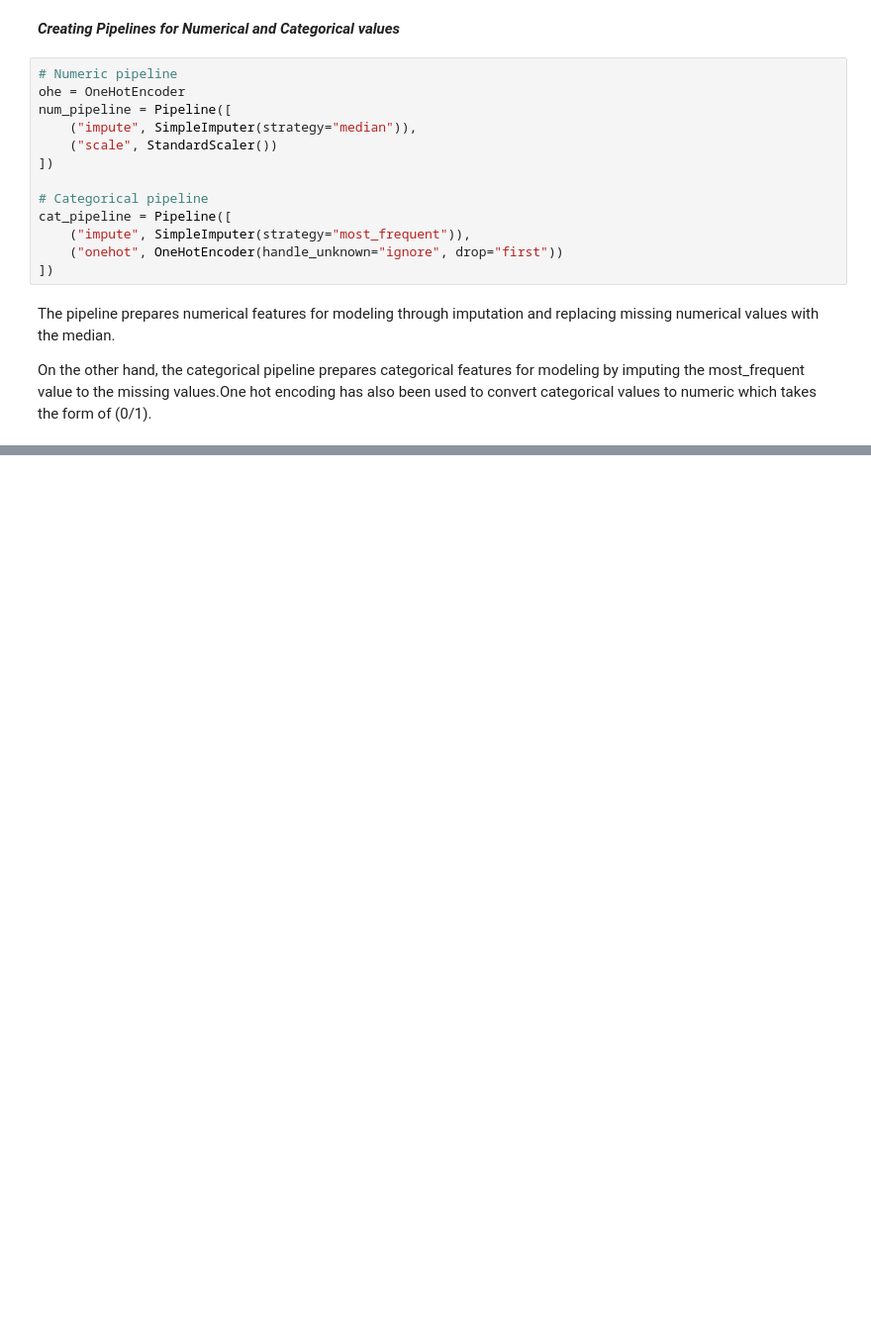
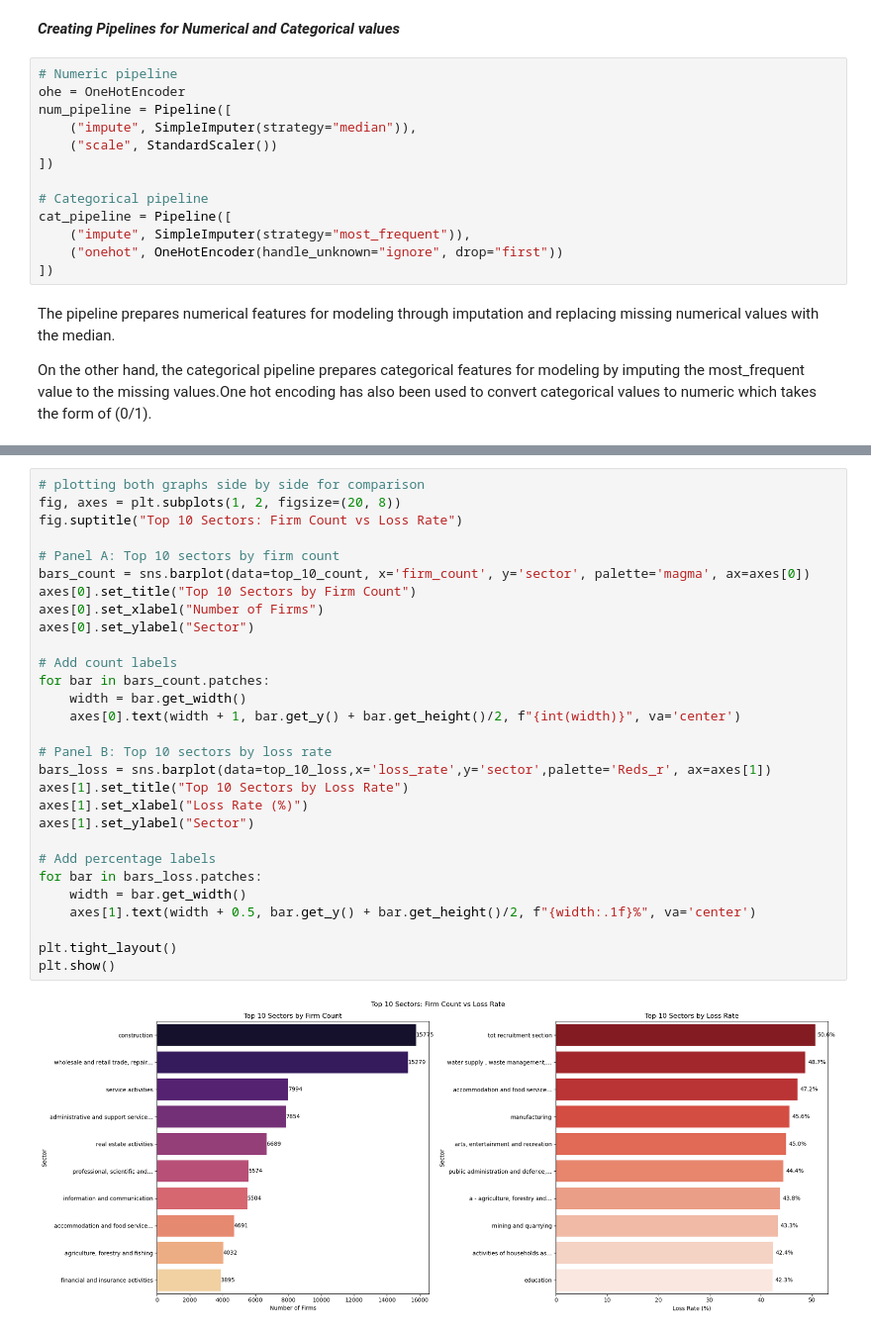
Before and after one commit to Ndunguuu01/Tax-Compliance-Prediction-Radar, a Jupyter notebook: CIT_Loss_Prediction-NoteBook.ipynb, the cells around one changed output, grey strips where cells are left out. Shown at 99% size. Drawn from its saved outputs; the diff is of its cells as text; blank space fills up the shorter version.

```diff
--- a/CIT_Loss_Prediction-NoteBook.ipynb
+++ b/CIT_Loss_Prediction-NoteBook.ipynb
@@ -628,0 +670,31 @@ most_frequent value to the missing values.One hot encoding has also been used to
+# %%
+# plotting both graphs side by side for comparison
+fig, axes = plt.subplots(1, 2, figsize=(20, 8))
+fig.suptitle("Top 10 Sectors: Firm Count vs Loss Rate")
+
+# Panel A: Top 10 sectors by firm count
+bars_count = sns.barplot(data=top_10_count, x='firm_count', y='sector', palette='magma', ax=axes[0])
+axes[0].set_title("Top 10 Sectors by Firm Count")
+axes[0].set_xlabel("Number of Firms")
+axes[0].set_ylabel("Sector")
+
+# Add count labels
+for bar in bars_count.patches:
+    width = bar.get_width()
+    axes[0].text(width + 1, bar.get_y() + bar.get_height()/2, f"{int(width)}", va='center')
+
+# Panel B: Top 10 sectors by loss rate
+bars_loss = sns.barplot(data=top_10_loss,x='loss_rate',y='sector',palette='Reds_r', ax=axes[1])
+axes[1].set_title("Top 10 Sectors by Loss Rate")
+axes[1].set_xlabel("Loss Rate (%)")
+axes[1].set_ylabel("Sector")
+
+# Add percentage labels
+for bar in bars_loss.patches:
+    width = bar.get_width()
+    axes[1].text(width + 0.5, bar.get_y() + bar.get_height()/2, f"{width:.1f}%", va='center')
+
+plt.tight_layout()
+plt.show()
+# %% [output]
+[figure, added]
```
Also changed, not shown: parts of 11 cells of this notebook, 1 other file.
